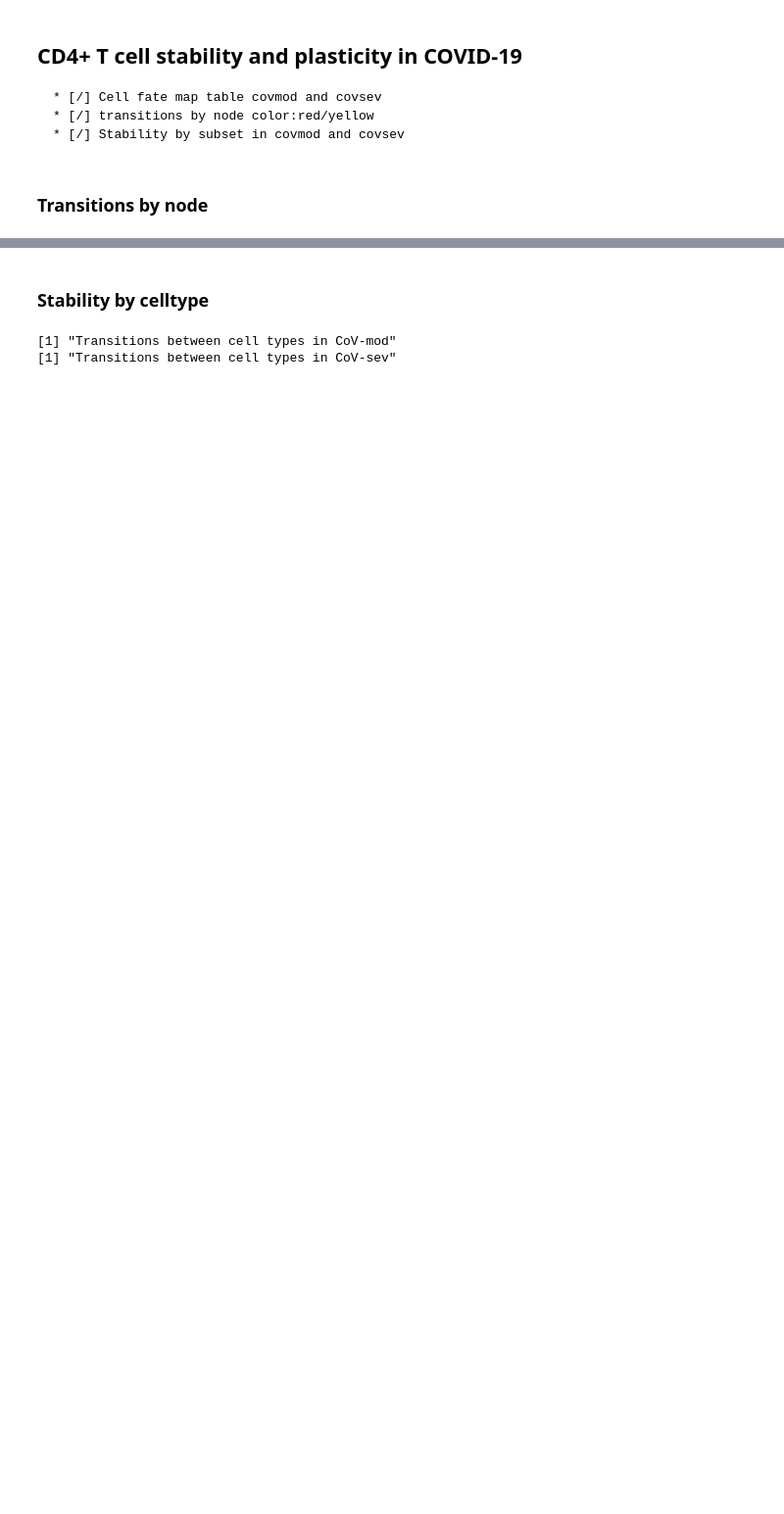
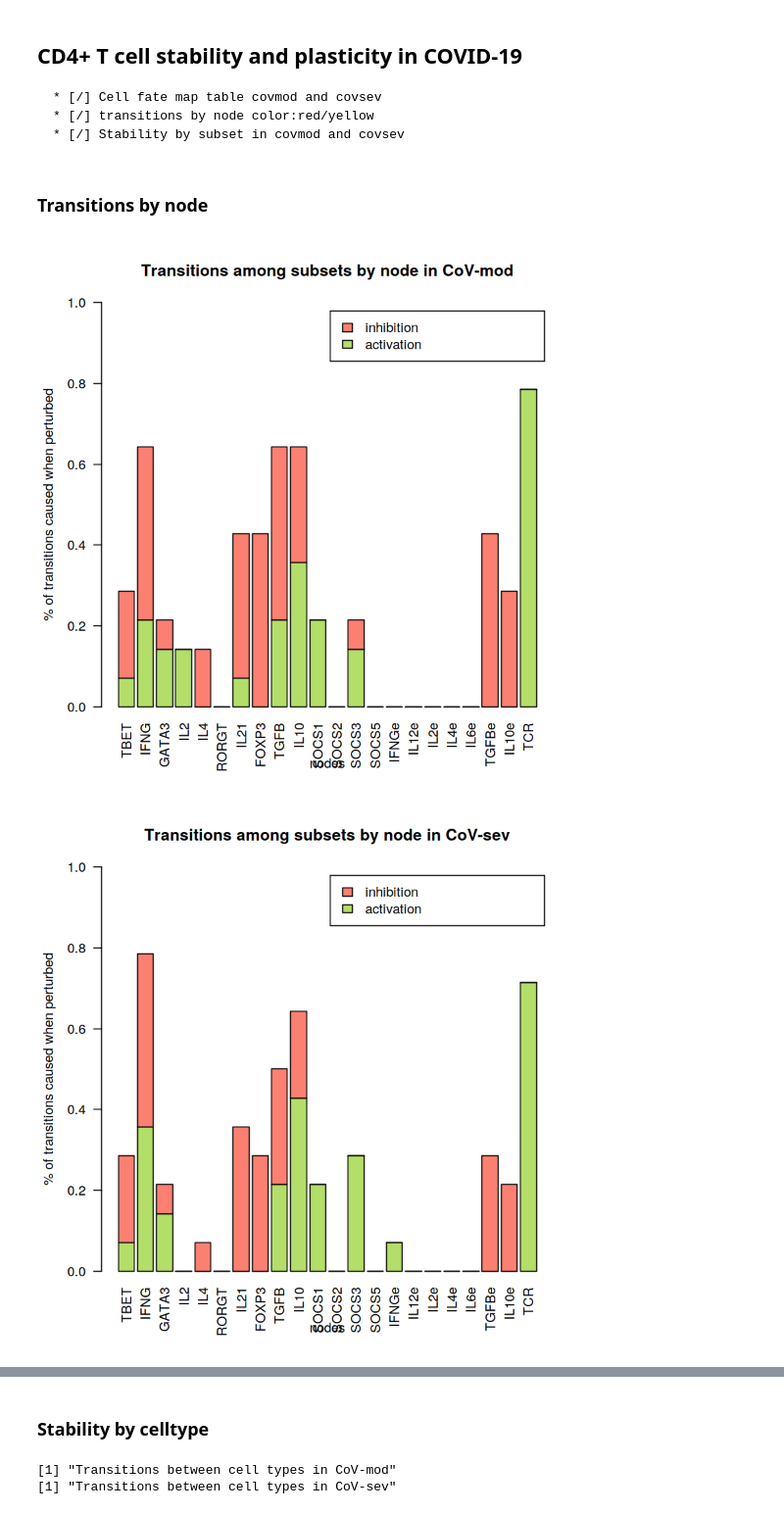
Before and after one commit to Laboratorio-de-Biologia-Computacional/CD4Tcell_COVID19, a Jupyter notebook: CD4Tcell_COVID19.ipynb, the cells around one changed output, grey strips where cells are left out. Shown at 98% size. Saved outputs shown, nothing was run; the diff lists cells and outputs as text; code cells hidden in the pictures; blank space fills up the shorter version.

```diff
--- a/CD4Tcell_COVID19.ipynb
+++ b/CD4Tcell_COVID19.ipynb
@@ -5,7 +5,7 @@
 library(dplyr)
 library(BoolNet)
 library(alluvial)
-for (f in list.files("BNP")) source( paste('BNP/', f, sep='') )
+for (f in list.files("BNP")) { source( paste('BNP/', f, sep='') ) }
 # Load data
 net <-  loadNetwork("data/thsocs_net.csv")
 net.covmod <- loadNetwork("data/thsocs_net_covmod.csv")
@@ -178,30 +178,35 @@ cfm.covtgfb <- f.cfm.table(net.covtgfb, lab, "data/thsocs_cfm_covtgfb.csv")
 # %%
 plot.node.transitions <- function(cfm, file.name, normalize=T, title='') {
     cfm.diff <- cfm[cfm$initial!=cfm$final,]
     node.transitions <- merge( summary(cfm.diff[cfm.diff$values==0,'genes']),
                                summary(cfm.diff[cfm.diff$values==1,'genes']),
                                by=0, all=TRUE)
     rownames(node.transitions) <- node.transitions$Row.names
     node.transitions <- subset(node.transitions, select = -Row.names )
     colnames(node.transitions) <- c('activation','inhibition')
     node.transitions <- node.transitions[net$genes,]
     if (normalize) { node.transitions <- node.transitions/summary(cfm$genes) }
     node.transitions
 
     if (! file.exists(file.name)) {
         pdf(file.name)
         save.pdf <- T
+    } else {
+        save.pdf <- F
     }
     barplot(t(as.matrix( node.transitions )),
             main=title, xlab='nodes', ylab='% of transitions caused when perturbed',
             col=c('#b3de69','#fb8072'), ylim=c(0,1), las=2, legend=T,
            )
     if (save.pdf) { dev.off() }
 }
 
 plot.node.transitions(cfm.covmod, 'images/thsocs_transitionnode_covmod.pdf',
                       title='Transitions among subsets by node in CoV-mod')
 plot.node.transitions(cfm.covsev, 'images/thsocs_transitionnode_covsev.pdf',
                       title='Transitions among subsets by node in CoV-sev')
 plot.node.transitions(cfm.covtgfb, 'images/thsocs_transitionnode_covtgfb.pdf',
                       title='Transitions among subsets by node in CoV-sev-TGFB')
+# %% [output]
+[figure, added]
+[figure, added]
```
Also changed, not shown: parts of 9 cells of this notebook, 7 other files.
